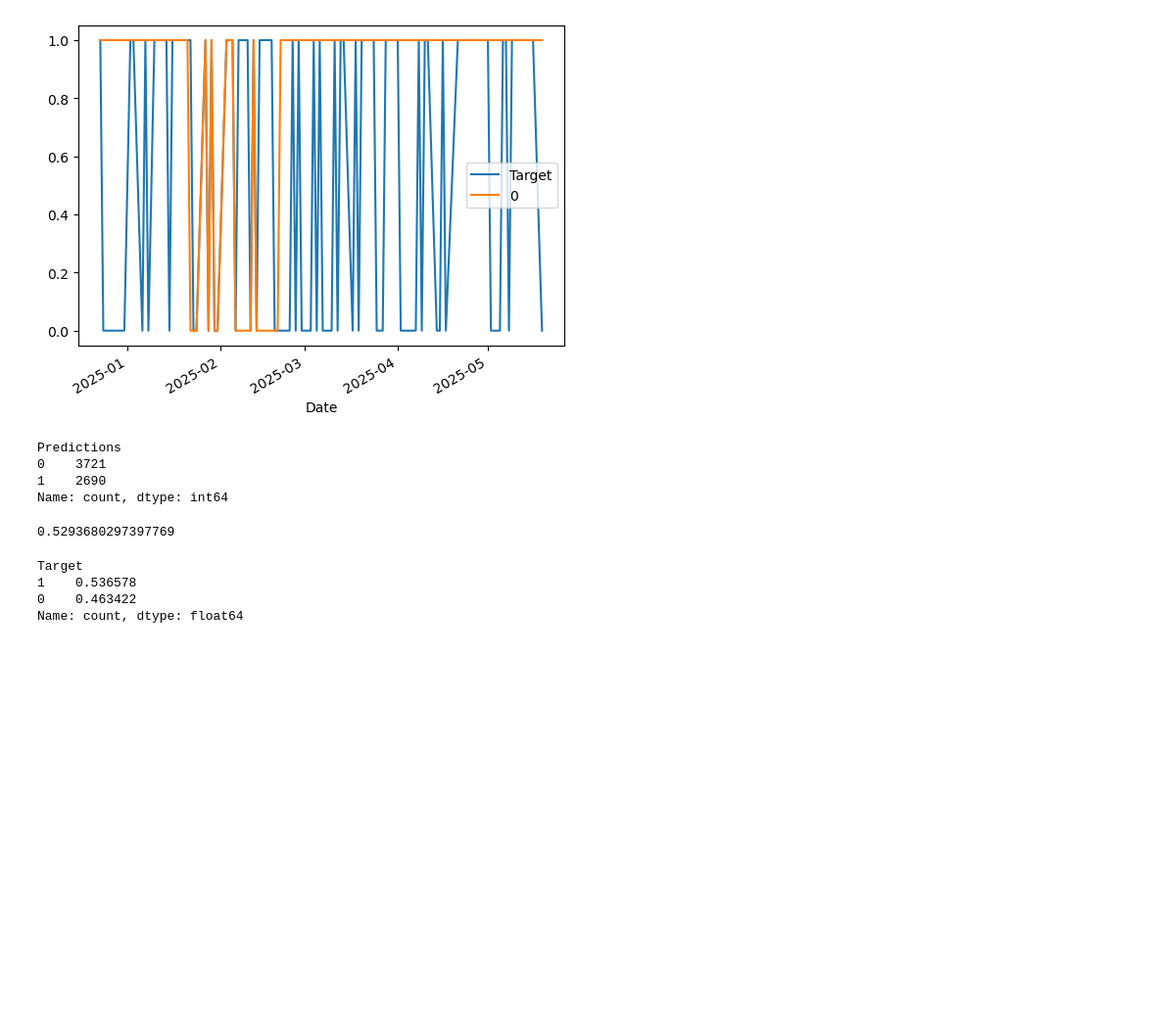
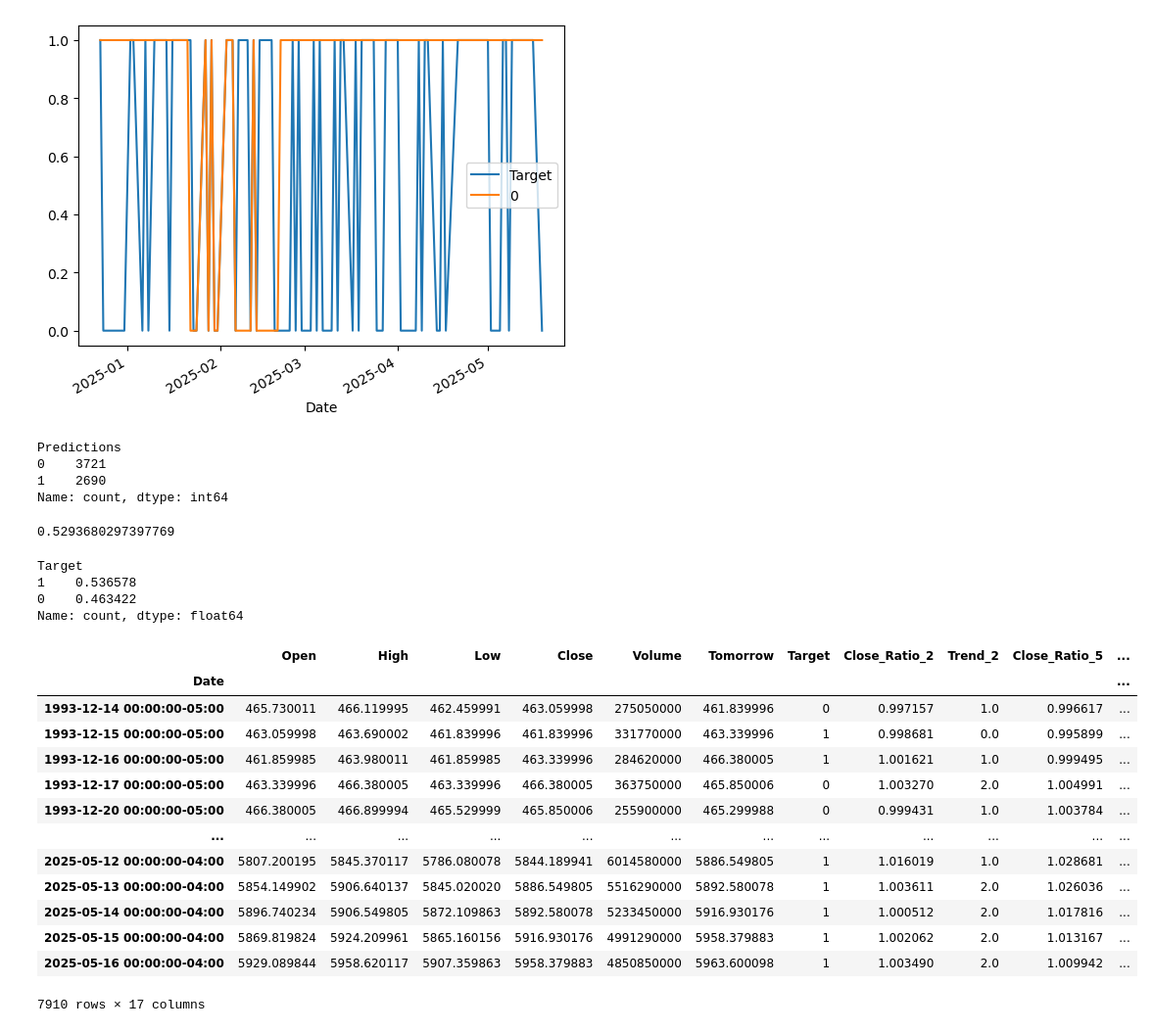
Before and after one commit to gussruiz/stock_market, a Jupyter notebook: stock_market.ipynb, the cells around one changed output. Shown at 98% size. Cells and saved outputs as stored; diff of their text form; code cells hidden in the pictures; blank space fills up the shorter version.

Commit message:
some more predictors

```diff
--- a/stock_market.ipynb
+++ b/stock_market.ipynb
@@ -151,3 +151,36 @@ Target
 1    0.536578
 0    0.463422
 Name: count, dtype: float64
+# %%
+horizons = [2, 5, 60, 250, 1000]
+new_predictors = []
+
+for horizon in horizons:
+    rolling_averages = sp500.rolling(horizon).mean()
+
+    ratio_column = f"Close_Ratio_{horizon}"
+    sp500[ratio_column] = sp500["Close"] / rolling_averages["Close"]
+
+    trend_colomun = f"Trend_{horizon}"
+    sp500[trend_colomun] = sp500.shift(1).rolling(horizon).sum()["Target"]
+
+    new_predictors += [ratio_column, trend_colomun]
+# %%
+sp500 = sp500.dropna()
+# %%
+sp500
+# %% [output]
+|  | Open | High | Low | Close | Volume | Tomorrow | Target | Close_Ratio_2 | Trend_2 | Close_Ratio_5 | ... |
+| Date |  |  |  |  |  |  |  |  |  |  | ... |
+| 1993-12-14 00:00:00-05:00 | 465.730011 | 466.119995 | 462.459991 | 463.059998 | 275050000 | 461.839996 | 0 | 0.997157 | 1.0 | 0.996617 | ... |
+| 1993-12-15 00:00:00-05:00 | 463.059998 | 463.690002 | 461.839996 | 461.839996 | 331770000 | 463.339996 | 1 | 0.998681 | 0.0 | 0.995899 | ... |
+| 1993-12-16 00:00:00-05:00 | 461.859985 | 463.980011 | 461.859985 | 463.339996 | 284620000 | 466.380005 | 1 | 1.001621 | 1.0 | 0.999495 | ... |
+| 1993-12-17 00:00:00-05:00 | 463.339996 | 466.380005 | 463.339996 | 466.380005 | 363750000 | 465.850006 | 0 | 1.003270 | 2.0 | 1.004991 | ... |
+| 1993-12-20 00:00:00-05:00 | 466.380005 | 466.899994 | 465.529999 | 465.850006 | 255900000 | 465.299988 | 0 | 0.999431 | 1.0 | 1.003784 | ... |
+| ... | ... | ... | ... | ... | ... | ... | ... | ... | ... | ... | ... |
+| 2025-05-12 00:00:00-04:00 | 5807.200195 | 5845.370117 | 5786.080078 | 5844.189941 | 6014580000 | 5886.549805 | 1 | 1.016019 | 1.0 | 1.028681 | ... |
+| 2025-05-13 00:00:00-04:00 | 5854.149902 | 5906.640137 | 5845.020020 | 5886.549805 | 5516290000 | 5892.580078 | 1 | 1.003611 | 2.0 | 1.026036 | ... |
+| 2025-05-14 00:00:00-04:00 | 5896.740234 | 5906.549805 | 5872.109863 | 5892.580078 | 5233450000 | 5916.930176 | 1 | 1.000512 | 2.0 | 1.017816 | ... |
+| 2025-05-15 00:00:00-04:00 | 5869.819824 | 5924.209961 | 5865.160156 | 5916.930176 | 4991290000 | 5958.379883 | 1 | 1.002062 | 2.0 | 1.013167 | ... |
+| 2025-05-16 00:00:00-04:00 | 5929.089844 | 5958.620117 | 5907.359863 | 5958.379883 | 4850850000 | 5963.600098 | 1 | 1.003490 | 2.0 | 1.009942 | ... |
+7910 rows × 17 columns
```
